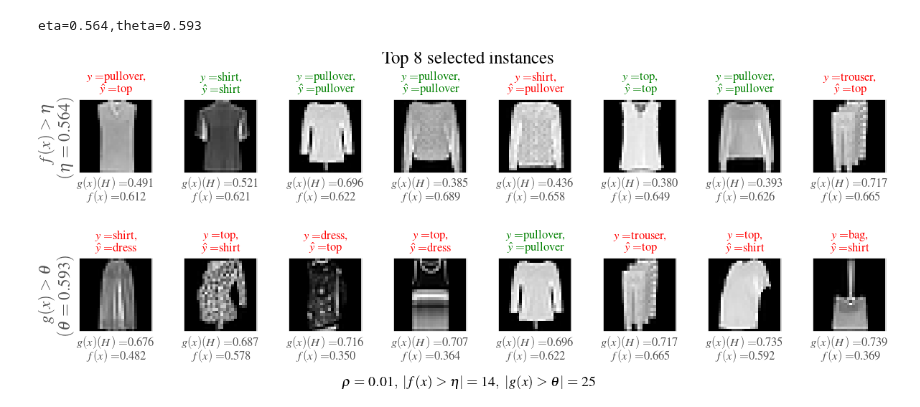
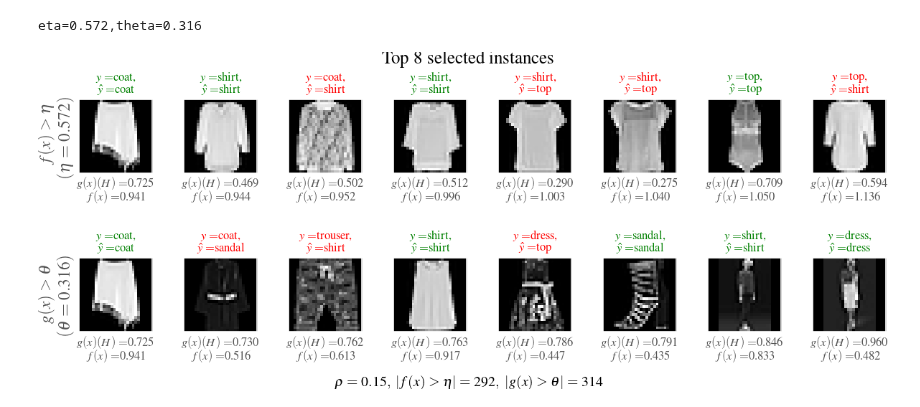
Before and after one commit to cesar-claros/synergistic, a Jupyter notebook: Fashion_MNIST_cnn.ipynb, the cells around one changed output. Saved outputs shown, nothing was run; the diff lists cells and outputs as text; code cells hidden in the pictures.

Commit message:
Added p_value and filtered .csv file

```diff
--- a/Fashion_MNIST_cnn.ipynb
+++ b/Fashion_MNIST_cnn.ipynb
@@ -286,6 +273,7 @@ columns_crit = ['rho_user','%reduction_test']
 df_boxplot_crit = pd.DataFrame(report_criteria_concat[columns_crit])
 df_boxplot_crit['label'] = df_boxplot_crit.shape[0]*['$g(x)$']
 # p-value median
+p_value_col = df_boxplot_table['p_value'] #Add
 p_value_by_row_index = df_boxplot_table['p_value'].groupby(df_boxplot_table.index)
 p_value_median = p_value_by_row_index.median()
 # Boxplot (jaccard index in test set)
@@ -311,6 +299,7 @@ for i in range(p_value_median.shape[0]):
       df_jaccard.loc[df_jaccard.index==i, 'jaccard'] = np.nan
 # %%
 # Dataframe for results f(x)
+results_fx = results_fx.loc[p_value_col <= 0.05].copy()
 results_fx_by_row_index = results_fx.groupby(results_fx.index)
 fx_median = results_fx_by_row_index.median()
 fx_q1 = results_fx_by_row_index.quantile(q=0.25)
@@ -338,5 +327,6 @@ results_fx (\rho|%reduction_val|sig_rate|%reduction_test|H0)
 # %%
 # Dataframe for comparison f(x)-g(x)
+results_fxgx = results_fxgx.loc[p_value_col <= 0.05]
 results_fxgx_by_row_index = results_fxgx.groupby(results_fxgx.index)
 fxgx_median = results_fxgx_by_row_index.median()
 fxgx_q1 = results_fxgx_by_row_index.quantile(q=0.25)
@@ -391,5 +382,5 @@ plt.savefig(path_fig_fxgx, bbox_inches='tight', facecolor='w')
 # %%
-rho = 0.01
+rho = 0.15
 X_test_best = X_test_best.squeeze()
 rule = table_best.loc[table_best.rho_user == rho]['rule'].to_numpy()
 eta = table_best.loc[table_best.rho_user == rho]['eta'].to_numpy()[0]
@@ -397,13 +388,16 @@ theta = crit_table_best.loc[crit_table_best.rho_user == rho]['thresh'].to_numpy(
 f_test = exp_best.gpr_mean_test+rule*np.sqrt(exp_best.gpr_var_test)
 top_n = 8 # Top n selected instances in test set
 top_f_idx = np.argpartition(f_test, -top_n)[-top_n:]
+top_f_idx = top_f_idx[np.argsort(f_test[top_f_idx])]# Added
 # p_test = np.concatenate((y_test_pred_soft_best,1-y_test_pred_soft_best),axis=1)
 crit_test = entropy(y_test_pred_soft_best, axis=1, base=10)
 top_crit_idx = np.argpartition(crit_test, -top_n)[-top_n:]
+top_crit_idx = top_crit_idx[np.argsort(crit_test[top_crit_idx])]# Added
+
 output_text = io.StringIO()
 print('eta={:.3f},theta={:.3f}'.format(eta,theta))
 # %% [output]
-eta=0.564,theta=0.593
+eta=0.572,theta=0.316
 # %%
 # Plot selected instances
 # initialize the label
@@ -413,7 +407,7 @@ labelNames = ["top", "trouser", "pullover", "dress", "coat",
 # y_hat_best = y_test_pred_th[top_f_idx]
 # y_th_best = np.argmax(y_test[top_f_idx], axis=1)
 # Plot instances
-row,col = 2,8
+row,col = 2,top_n
 fig1, ax = plt.subplots(row, col, figsize=(10.4, 4.0), constrained_layout=False, dpi=120)
 fig1.subplots_adjust(wspace=0.1, hspace=0.35, top=0.5)
 # for i in top_f_idx:
@@ -424,34 +418,34 @@ for i,k in zip(top_f_idx, top_crit_idx):
     else:
         color = 'green'
     # ax = fig1.add_subplot(3, 4, j+1)
     ax[0][j].imshow(X_test_best[i, :, :], cmap='gray', interpolation='none')
     ax[0][j].set_title(r'$y=${s1}'.format(s1=labelNames[np.argmax(y_test_best, axis=1)[i]])+',\n'+\
                     r'$\hat{{y}}=${s2}'.format(s2=labelNames[y_test_pred_th_best[i]]), color=color, fontsize=10)
     ax[0][j].set_xlabel(r"$g(x)(H)=${:.3f}".format(crit_test[i])+'\n$f(x)=${:.3f}'.format(f_test[i]), fontsize=10)
     ax[0][j].set_xticks([])
     ax[0][j].set_yticks([])
 
     if np.argmax(y_test_best, axis=1)[k] != y_test_pred_th_best[k]:
         color = 'red'
     else:
         color = 'green'
     # ax = fig1.add_subplot(3, 4, j+1)
     ax[1][j].imshow(X_test_best[k, :, :], cmap='gray', interpolation='none')
     ax[1][j].set_title(r'$y=${s1}'.format(s1=labelNames[np.argmax(y_test_best, axis=1)[k]])+',\n'+\
                     r'$\hat{{y}}=${s2}'.format(s2=labelNames[y_test_pred_th_best[k]]), color=color, fontsize=10)
     ax[1][j].set_xlabel(r"$g(x)(H)=${:.3f}".format(crit_test[k])+'\n$f(x)=${:.3f}'.format(f_test[k]), fontsize=10)
     ax[1][j].set_xticks([])
     ax[1][j].set_yticks([])
     j = j + 1
 ax[0][0].set_ylabel(r"$f(x)>\eta$"+"\n"+r"$(\eta={:.3f})$".format(eta), fontsize=14)
 ax[1][0].set_ylabel(r"$g(x)>\theta$"+"\n"+r"$(\theta={:.3f})$".format(theta), fontsize=14)
 fig1.text(0.5, 0.01, r'$\rho={},~|f(x)>\eta|={},~|g(x)>\theta|={}$'.format(rho,np.sum(f_test>eta),np.sum(crit_test>theta)), ha='center', fontsize = 12)
 plt.suptitle(r'Top {} selected instances'.format(top_n), fontsize=15)
 plt.tight_layout()
 path_fig_fxgx_test = "drive/My Drive/NIPS2020/results/fashionMNIST/fig_fxgx_test_{clf}_yhat{yhat}_pca{pca}.pdf".format(clf=clf, pca=applyPCA, yhat=addPredictions)
 plt.savefig(path_fig_fxgx_test, bbox_inches='tight', facecolor='w')
 # %% [output]
-[figure, old version]
+[figure, new version]
 # %%
 report_table_concat = pd.concat(report_table)
 table_by_row_index = report_table_concat.groupby(report_table_concat.index)
```
Also changed, not shown: parts of 7 cells of this notebook.
